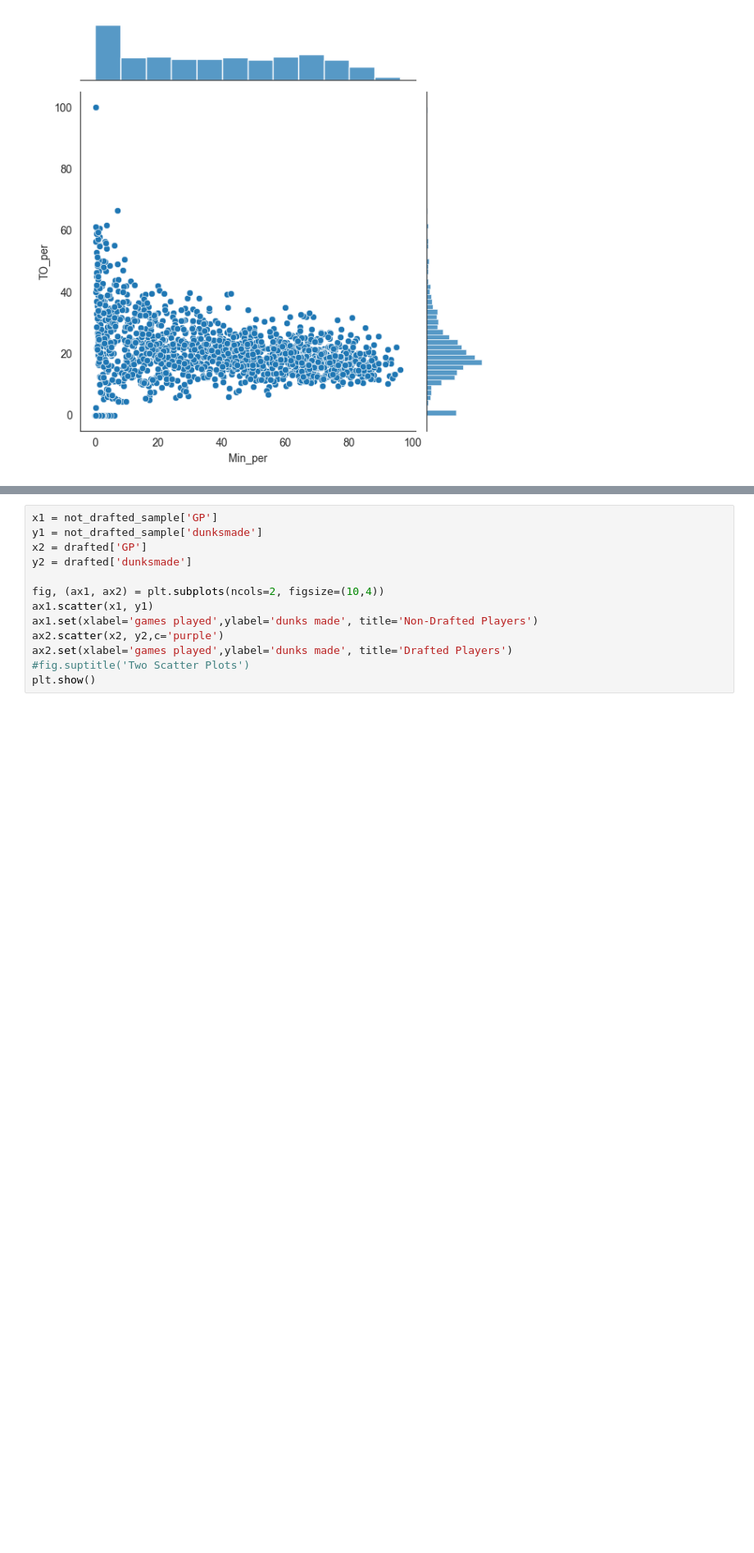
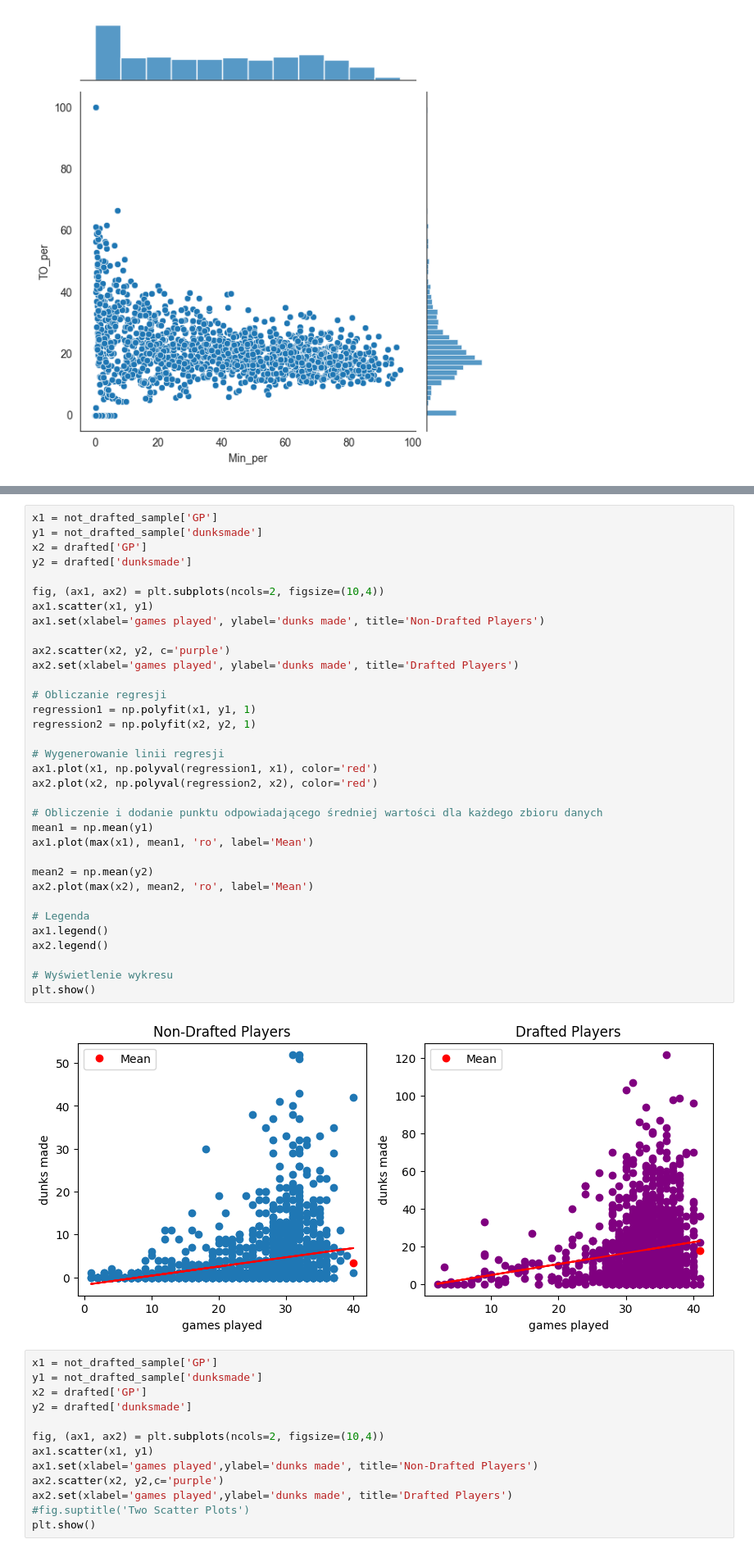
Before and after one commit to rakjuliaoczy/dr, a Jupyter notebook: factorsAnalysis.ipynb, the cells around one changed output, grey strips where cells are left out. Shown at 82% size. Drawn from its saved outputs; the diff is of its cells as text; blank space fills up the shorter version.

```diff
--- a/factorsAnalysis.ipynb
+++ b/factorsAnalysis.ipynb
@@ -624,3 +694,39 @@ sn.jointplot(x='Min_per', y='TO_per', data=not_drafted_sample)
+# %%
+x1 = not_drafted_sample['GP']
+y1 = not_drafted_sample['dunksmade']
+x2 = drafted['GP']
+y2 = drafted['dunksmade']
+
+fig, (ax1, ax2) = plt.subplots(ncols=2, figsize=(10,4))
+ax1.scatter(x1, y1)
+ax1.set(xlabel='games played', ylabel='dunks made', title='Non-Drafted Players')
+
+ax2.scatter(x2, y2, c='purple')
+ax2.set(xlabel='games played', ylabel='dunks made', title='Drafted Players')
+
+# Obliczanie regresji
+regression1 = np.polyfit(x1, y1, 1)
+regression2 = np.polyfit(x2, y2, 1)
+
+# Wygenerowanie linii regresji
+ax1.plot(x1, np.polyval(regression1, x1), color='red')
+ax2.plot(x2, np.polyval(regression2, x2), color='red')
+
+# Obliczenie i dodanie punktu odpowiadającego średniej wartości dla każdego zbioru danych
+mean1 = np.mean(y1)
+ax1.plot(max(x1), mean1, 'ro', label='Mean')
+
+mean2 = np.mean(y2)
+ax2.plot(max(x2), mean2, 'ro', label='Mean')
+
+# Legenda
+ax1.legend()
+ax2.legend()
+
+# Wyświetlenie wykresu
+plt.show()
+# %% [output]
+[figure, added]
 # %%
 x1 = not_drafted_sample['GP']
 y1 = not_drafted_sample['dunksmade']
```
Also changed, not shown: parts of 4 cells of this notebook, 1 other file.
